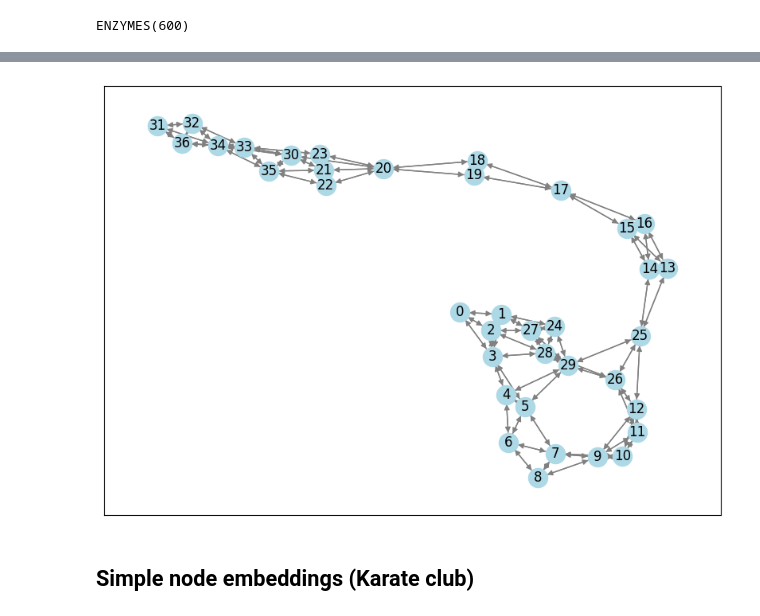
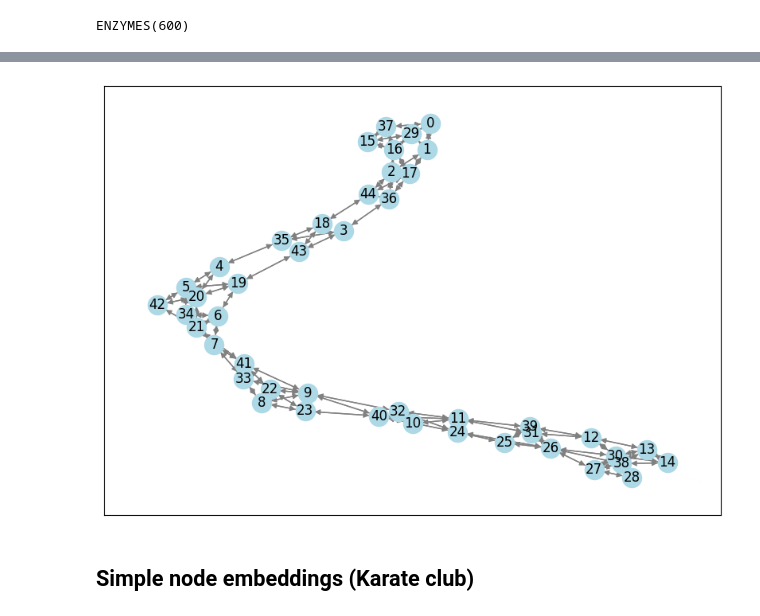
Before and after one commit to jean-kunz/cop_gnn, a Jupyter notebook: nbks/node_embedding.ipynb, the cells around one changed output, grey strips where cells are left out. Saved outputs shown, nothing was run; the diff lists cells and outputs as text; code cells hidden in the pictures.

```diff
--- a/nbks/node_embedding.ipynb
+++ b/nbks/node_embedding.ipynb
@@ -164,10 +160,10 @@ def plot_graph(G, figsize=(10, 7), node_color="lightblue", edge_color="gray"):
     )
 # %%
 # we show the first graph in the dataset
-tuG = to_networkx(tu_ds[0])
+tuG = to_networkx(tu_ds[100])
 plot_graph(tuG)
 # %% [output]
-[figure, old version]
+[figure, new version]
 # %% [markdown]
 ## Simple node embeddings (Karate club)
 # %%
```
Also changed, not shown: parts of 7 cells of this notebook.
